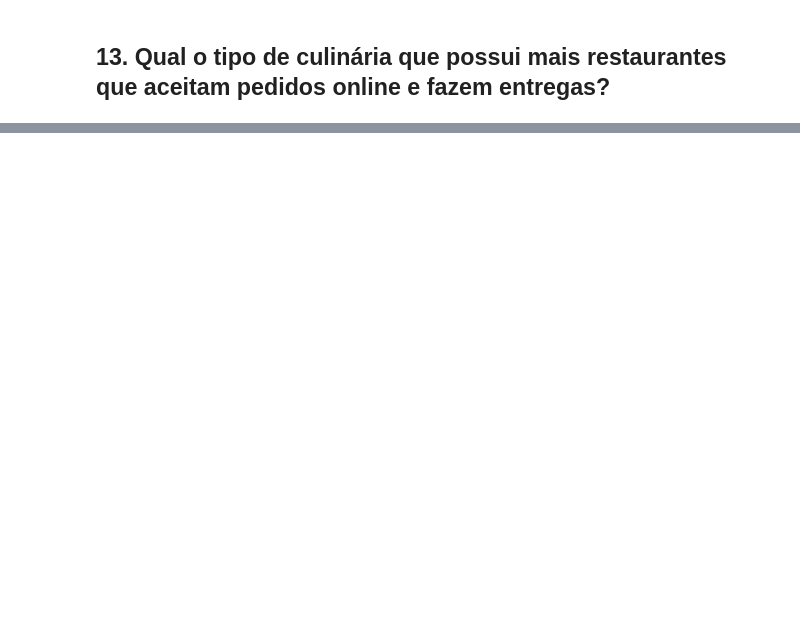
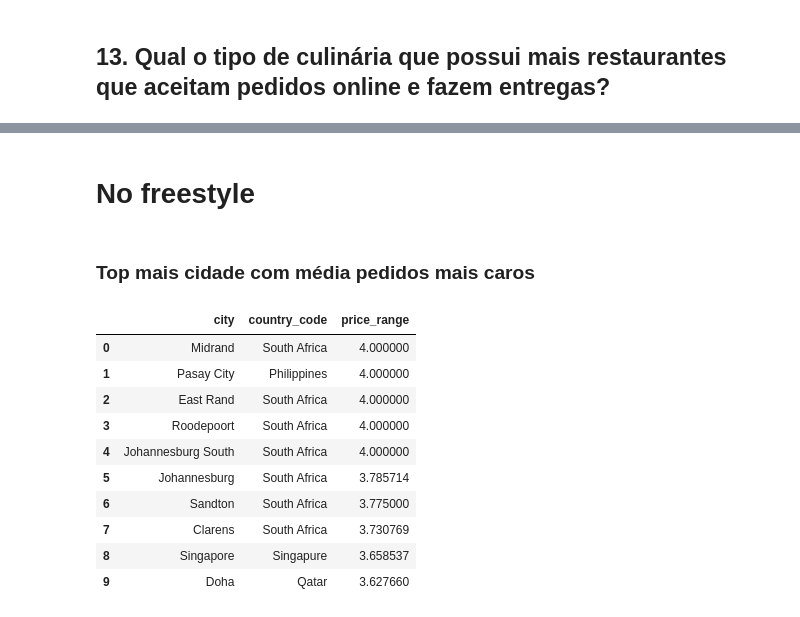
Before and after one commit to RezendeRafaell/fomeZero, a Jupyter notebook: fomeZeroPerguntasIniciais.ipynb, the cells around one changed output, grey strips where cells are left out. Saved outputs shown, nothing was run; the diff lists cells and outputs as text; code cells hidden in the pictures; blank space fills up the shorter version.

```diff
--- a/fomeZeroPerguntasIniciais.ipynb
+++ b/fomeZeroPerguntasIniciais.ipynb
@@ -384,0 +727,20 @@ print(df["country_code"].unique())
+# %% [markdown]
+# No freestyle
+# %% [markdown]
+### Top mais cidade com média pedidos mais caros
+# %%
+df_aux = df.loc[:, ["price_range", "country_code", "city"]].groupby(["city","country_code"]).mean().reset_index()
+df_aux = df_aux.sort_values(by="price_range", ascending=False).reset_index(drop=True)
+df_aux.head(10)
+# %% [output]
+|  | city | country_code | price_range |
+| 0 | Midrand | South Africa | 4.000000 |
+| 1 | Pasay City | Philippines | 4.000000 |
+| 2 | East Rand | South Africa | 4.000000 |
+| 3 | Roodepoort | South Africa | 4.000000 |
+| 4 | Johannesburg South | South Africa | 4.000000 |
+| 5 | Johannesburg | South Africa | 3.785714 |
+| 6 | Sandton | South Africa | 3.775000 |
+| 7 | Clarens | South Africa | 3.730769 |
+| 8 | Singapore | Singapure | 3.658537 |
+| 9 | Doha | Qatar | 3.627660 |
```
Also changed, not shown: parts of 59 cells of this notebook, 6 other files.
